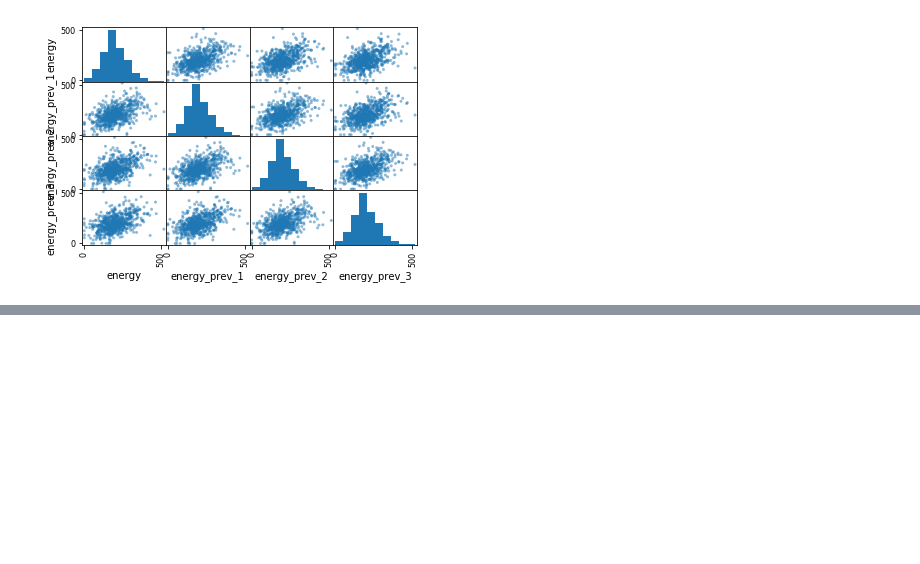
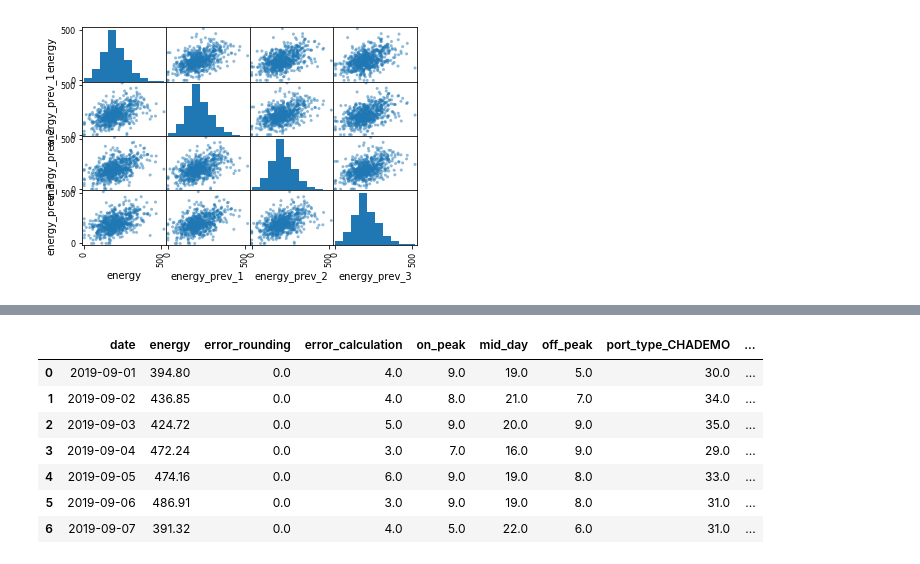
Before and after one commit to HACC2019/garys-best, a Jupyter notebook: eda/full_forecast.ipynb, the cells around one changed output, grey strips where cells are left out. Saved outputs shown, nothing was run; the diff lists cells and outputs as text; code cells hidden in the pictures; blank space fills up the shorter version.

```diff
--- a/eda/full_forecast.ipynb
+++ b/eda/full_forecast.ipynb
@@ -681,3 +349,0 @@ df_test = pd.DataFrame({
-# %%
-for col in y_test:
-    print(f'{col}: {mape(y_test[col], df_test[col])}')
@@ -704,0 +593,12 @@ df_test.to_csv('test_run.csv',index=False)
+# %%
+df_test_agg = df_test.groupby(['date']).agg('sum').reset_index()
+df_test_agg
+# %% [output]
+|  | date | energy | error_rounding | error_calculation | on_peak | mid_day | off_peak | port_type_CHADEMO | ... |
+| 0 | 2019-09-01 | 394.80 | 0.0 | 4.0 | 9.0 | 19.0 | 5.0 | 30.0 | ... |
+| 1 | 2019-09-02 | 436.85 | 0.0 | 4.0 | 8.0 | 21.0 | 7.0 | 34.0 | ... |
+| 2 | 2019-09-03 | 424.72 | 0.0 | 5.0 | 9.0 | 20.0 | 9.0 | 35.0 | ... |
+| 3 | 2019-09-04 | 472.24 | 0.0 | 3.0 | 7.0 | 16.0 | 9.0 | 29.0 | ... |
+| 4 | 2019-09-05 | 474.16 | 0.0 | 6.0 | 9.0 | 19.0 | 8.0 | 33.0 | ... |
+| 5 | 2019-09-06 | 486.91 | 0.0 | 3.0 | 9.0 | 19.0 | 8.0 | 31.0 | ... |
+| 6 | 2019-09-07 | 391.32 | 0.0 | 4.0 | 5.0 | 22.0 | 6.0 | 31.0 | ... |
```
Also changed, not shown: parts of 38 cells of this notebook, 1 other file.
